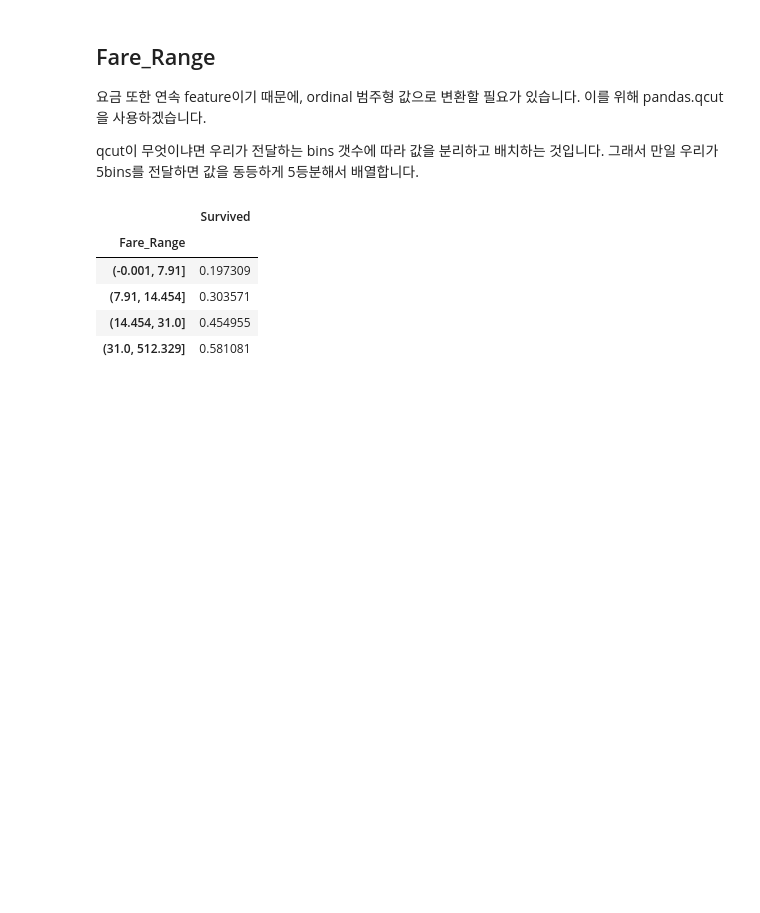
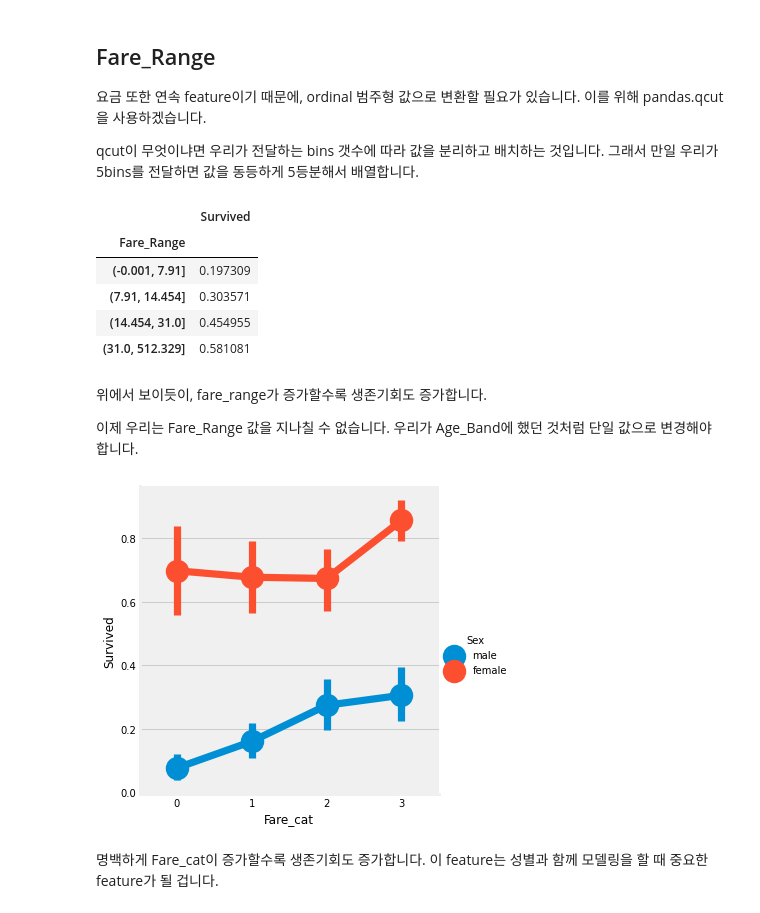
Before and after one commit to shwldus3/data-analysis-practice, a Jupyter notebook: 01_titanic.ipynb, the cells around one changed output. Drawn from its saved outputs; the diff is of its cells as text; code cells hidden in the pictures; blank space fills up the shorter version.

```diff
--- a/01_titanic.ipynb
+++ b/01_titanic.ipynb
@@ -620,3 +620,20 @@ data.groupby(['Fare_Range'])['Survived'].mean().to_frame().style.background_grad
 | (7.91, 14.454] | 0.303571 |
 | (14.454, 31.0] | 0.454955 |
 | (31.0, 512.329] | 0.581081 |
+# %% [markdown]
+위에서 보이듯이, fare_range가 증가할수록 생존기회도 증가합니다.
+
+이제 우리는 Fare_Range 값을 지나칠 수 없습니다. 우리가 Age_Band에 했던 것처럼 단일 값으로 변경해야 합니다.
+# %%
+data['Fare_cat'] = 0
+data.loc[data['Fare']<=7.91, 'Fare_cat'] = 0
+data.loc[(data['Fare']>7.91)&(data['Fare']<=14.454), 'Fare_cat'] = 1
+data.loc[(data['Fare']>14.454)&(data['Fare']<=31), 'Fare_cat'] = 2
+data.loc[(data['Fare']>31)&(data['Fare']<=531), 'Fare_cat'] = 3
+# %%
+sns.factorplot('Fare_cat', 'Survived', data=data, hue='Sex')
+plt.show()
+# %% [output]
+[figure, added]
+# %% [markdown]
+명백하게 Fare_cat이 증가할수록 생존기회도 증가합니다. 이 feature는 성별과 함께 모델링을 할 때 중요한 feature가 될 겁니다.
```
Also changed, not shown: parts of 10 cells of this notebook.
